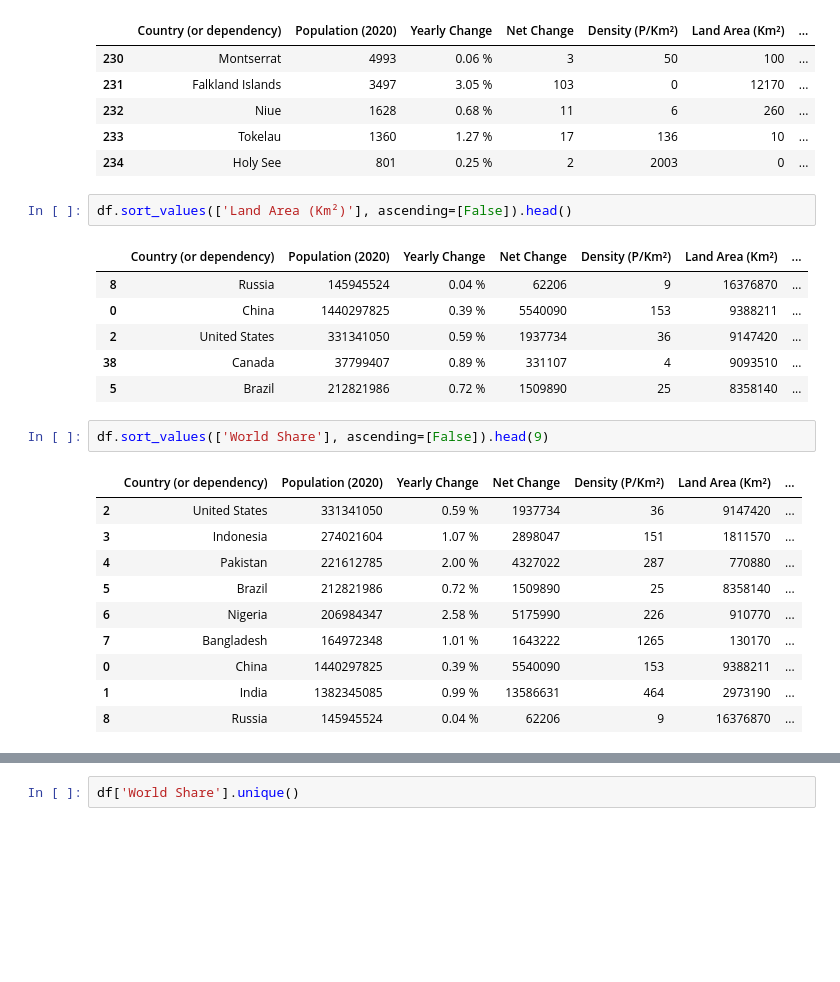
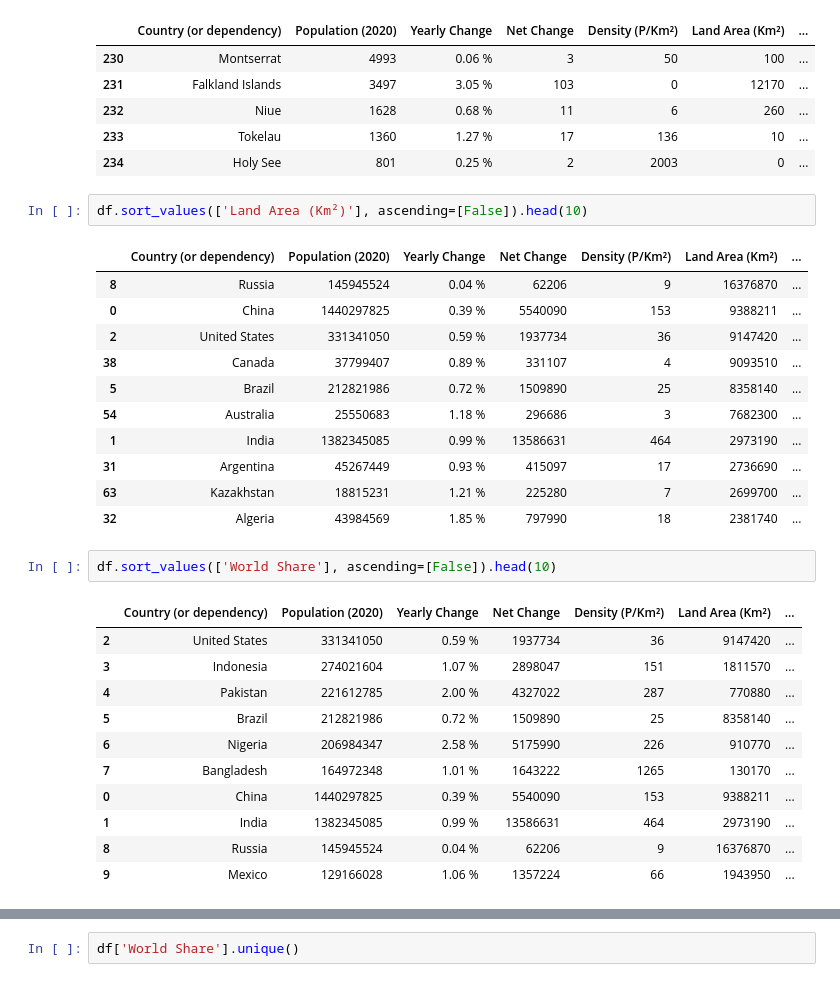
Before and after one commit to Fern1989/trabajo_final_curso_organidata, a Jupyter notebook: Trabajo_Final.ipynb, the cells around one changed output, grey strips where cells are left out. Drawn from its saved outputs; the diff is of its cells as text; blank space fills up the shorter version.

```diff
--- a/Trabajo_Final.ipynb
+++ b/Trabajo_Final.ipynb
@@ -107,16 +124,21 @@ df.sort_values(['Population (2020)'], ascending=[False]).tail()
 | 233 | Tokelau | 1360 | 1.27 % | 17 | 136 | 10 | ... |
 | 234 | Holy See | 801 | 0.25 % | 2 | 2003 | 0 | ... |
 # %%
-df.sort_values(['Land Area (Km²)'], ascending=[False]).head()
+df.sort_values(['Land Area (Km²)'], ascending=[False]).head(10)
 # %% [output]
 |  | Country (or dependency) | Population (2020) | Yearly Change | Net Change | Density (P/Km²) | Land Area (Km²) | ... |
 | 8 | Russia | 145945524 | 0.04 % | 62206 | 9 | 16376870 | ... |
 | 0 | China | 1440297825 | 0.39 % | 5540090 | 153 | 9388211 | ... |
 | 2 | United States | 331341050 | 0.59 % | 1937734 | 36 | 9147420 | ... |
 | 38 | Canada | 37799407 | 0.89 % | 331107 | 4 | 9093510 | ... |
 | 5 | Brazil | 212821986 | 0.72 % | 1509890 | 25 | 8358140 | ... |
+| 54 | Australia | 25550683 | 1.18 % | 296686 | 3 | 7682300 | ... |
+| 1 | India | 1382345085 | 0.99 % | 13586631 | 464 | 2973190 | ... |
+| 31 | Argentina | 45267449 | 0.93 % | 415097 | 17 | 2736690 | ... |
+| 63 | Kazakhstan | 18815231 | 1.21 % | 225280 | 7 | 2699700 | ... |
+| 32 | Algeria | 43984569 | 1.85 % | 797990 | 18 | 2381740 | ... |
 # %%
-df.sort_values(['World Share'], ascending=[False]).head(9)
+df.sort_values(['World Share'], ascending=[False]).head(10)
 # %% [output]
 |  | Country (or dependency) | Population (2020) | Yearly Change | Net Change | Density (P/Km²) | Land Area (Km²) | ... |
 | 2 | United States | 331341050 | 0.59 % | 1937734 | 36 | 9147420 | ... |
@@ -128,3 +150,4 @@ df.sort_values(['World Share'], ascending=[False]).head(9)
 | 0 | China | 1440297825 | 0.39 % | 5540090 | 153 | 9388211 | ... |
 | 1 | India | 1382345085 | 0.99 % | 13586631 | 464 | 2973190 | ... |
 | 8 | Russia | 145945524 | 0.04 % | 62206 | 9 | 16376870 | ... |
+| 9 | Mexico | 129166028 | 1.06 % | 1357224 | 66 | 1943950 | ... |
```
Also changed, not shown: parts of 19 cells of this notebook, 1 other file.
